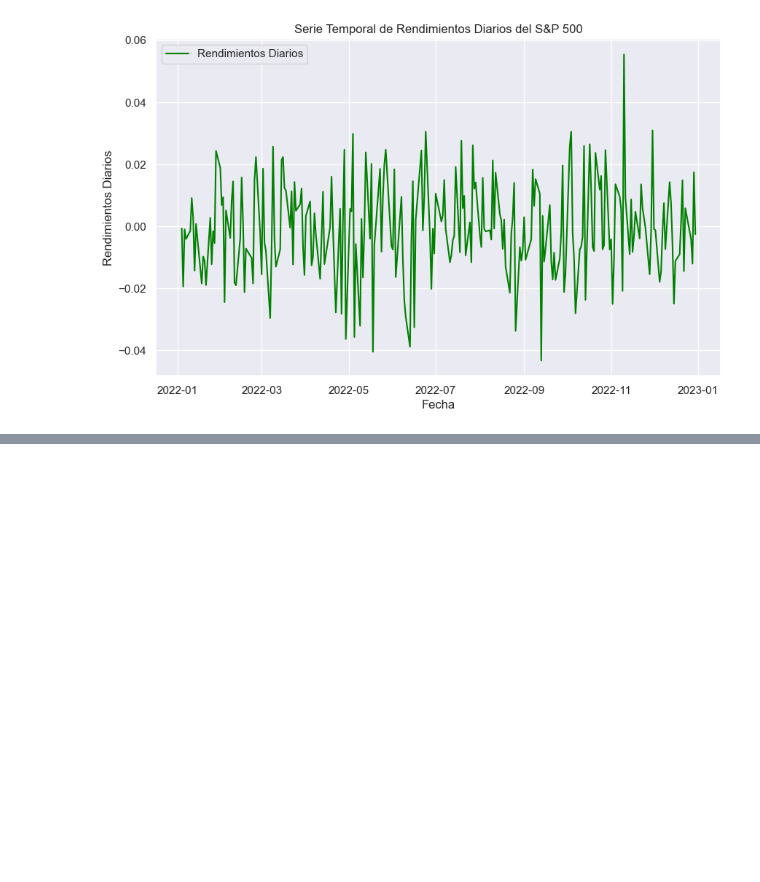
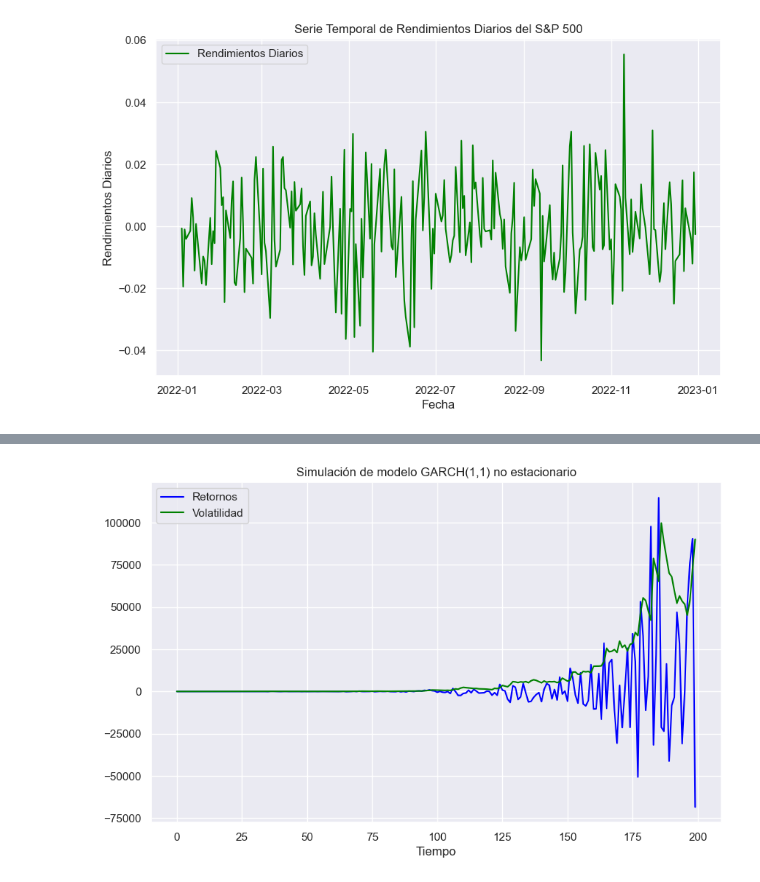
Before and after one commit to Diego-Astaburuaga/Modelos-GARCH, a Jupyter notebook: Series.ipynb, the cells around one changed output, grey strips where cells are left out. Saved outputs shown, nothing was run; the diff lists cells and outputs as text; code cells hidden in the pictures; blank space fills up the shorter version.

```diff
--- a/Series.ipynb
+++ b/Series.ipynb
@@ -179,0 +165,37 @@ AttributeError: 'ARCHModelResult' object has no attribute 'simulate'
+# %%
+from arch import arch_model
+
+# Function to simulate GARCH(1,1) model without stationarity
+def simulate_garch(n_obs):
+    # Generate random parameters
+    alpha = np.random.uniform(0.5, 0.8)
+    beta = np.random.uniform(0.5, 0.8)
+    omega = np.random.uniform(0.5, 1.5)
+
+    # Simulate GARCH(1,1) process
+    np.random.seed(26)
+    returns = np.zeros(n_obs)
+    volatility = np.zeros(n_obs)
+
+    for t in range(1, n_obs):
+        epsilon = np.random.normal(size=1)
+        volatility[t] = np.sqrt(omega + alpha * returns[t-1]**2 + beta * volatility[t-1]**2)
+        returns[t] = volatility[t] * epsilon
+
+    return returns, volatility
+
+# Simulate GARCH(1,1) without stationarity with 500 observations
+n_obs = 200
+returns, volatility = simulate_garch(n_obs)
+
+# Plot the simulated GARCH(1,1) process
+plt.figure(figsize=(10, 6))
+plt.plot(returns, label='Retornos', color='blue')
+plt.plot(volatility, label='Volatilidad', color='green')
+plt.title('Simulación de modelo GARCH(1,1) no estacionario')
+plt.xlabel('Tiempo')
+plt.legend()
+plt.grid(True)
+plt.show()
+# %% [output]
+[figure, added]
```
Also changed, not shown: parts of 12 cells of this notebook, 10 other files.
